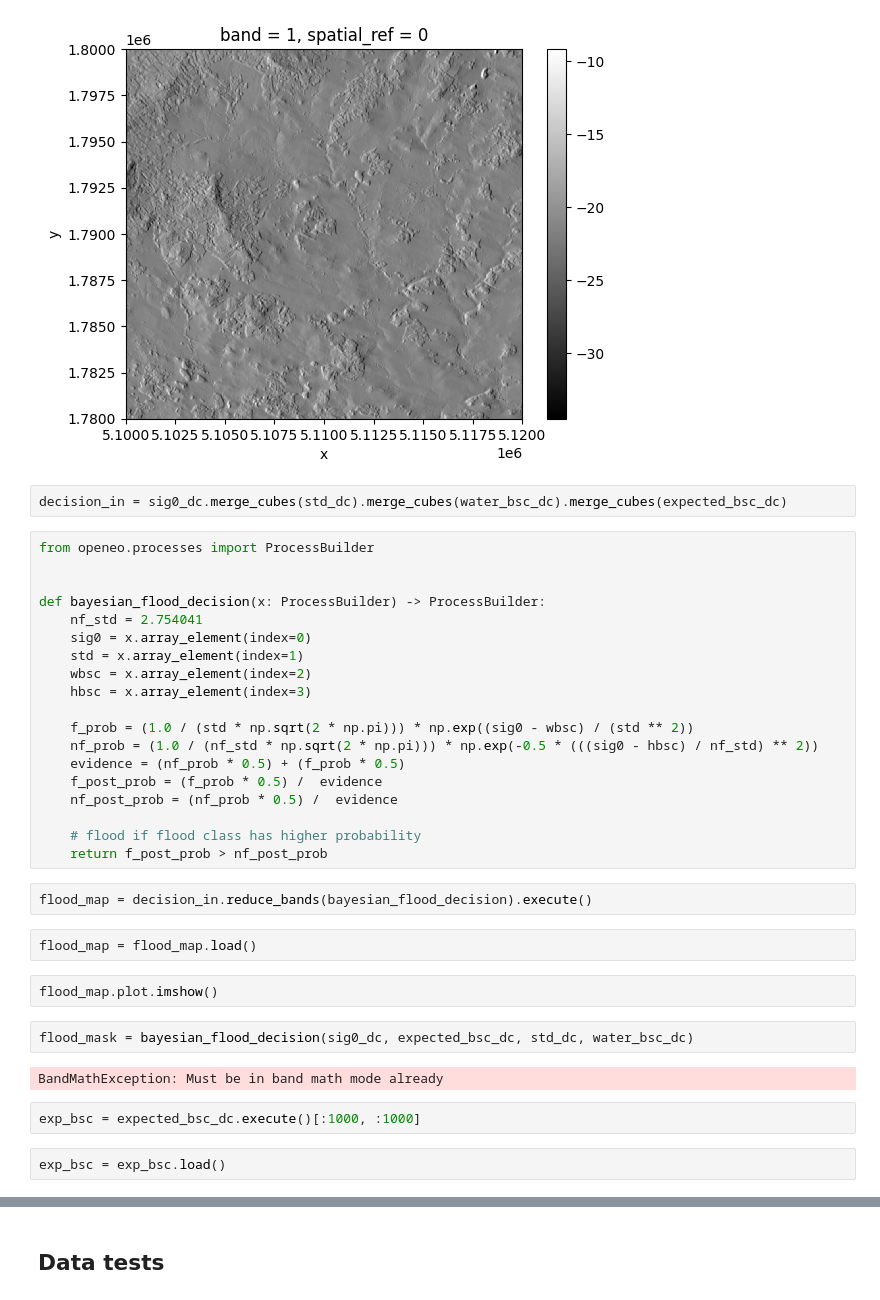
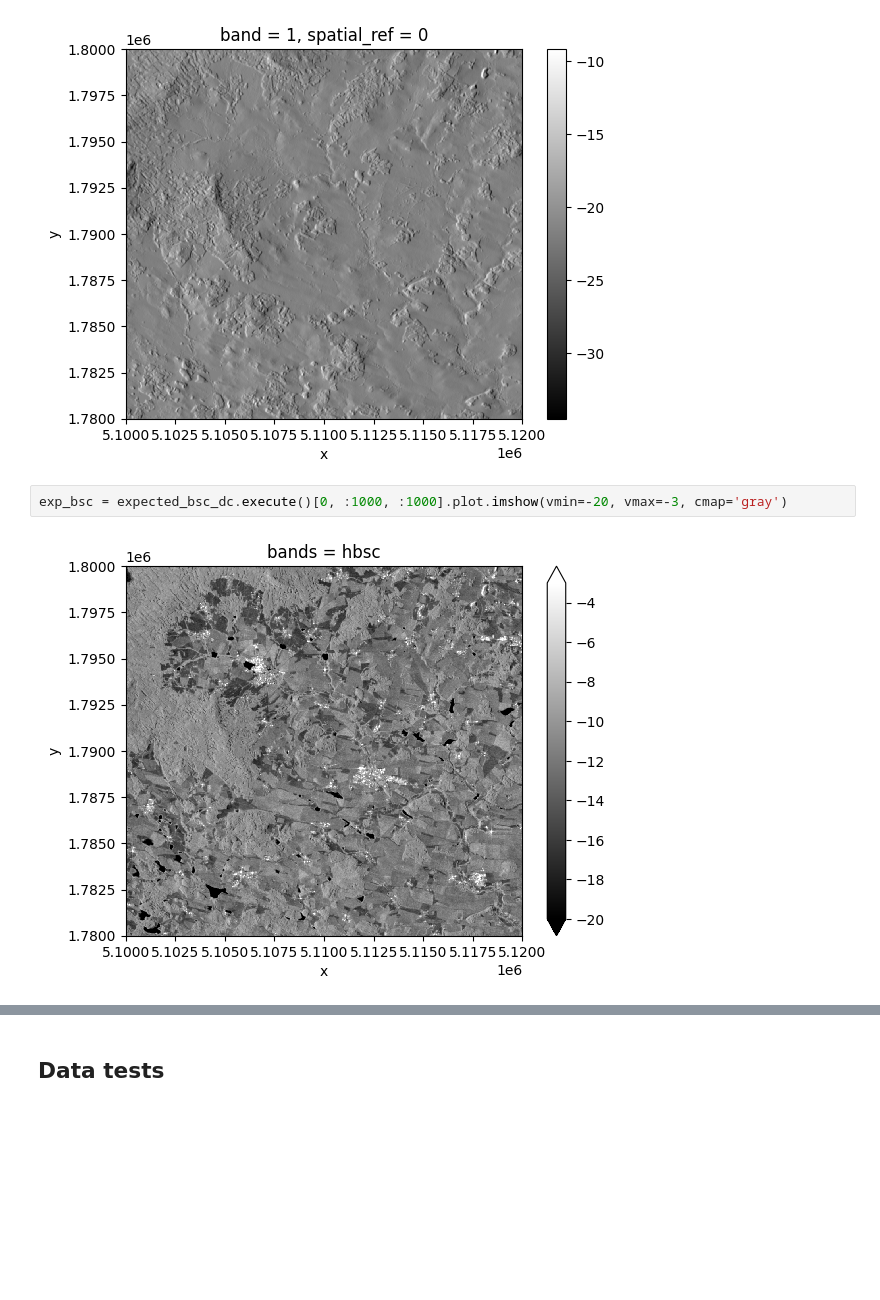
Before and after one commit to interTwin-eu/openeo-flood-mapper-local, a Jupyter notebook: notebooks/1_yeoda_dc.ipynb, the cells around one changed output, grey strips where cells are left out. Cells and saved outputs as stored; diff of their text form; blank space fills up the shorter version.

```diff
--- a/notebooks/1_yeoda_dc.ipynb
+++ b/notebooks/1_yeoda_dc.ipynb
@@ -75,38 +89,7 @@ water_bsc_dc.band(0).execute()[:1000, :1000].plot.imshow(cmap='gray')
 # %% [output]
 <matplotlib.image.AxesImage at 0x...>
 [figure]
-# %%
-decision_in = sig0_dc.merge_cubes(std_dc).merge_cubes(water_bsc_dc).merge_cubes(expected_bsc_dc)
-# %%
-from openeo.processes import ProcessBuilder
-
-
-def bayesian_flood_decision(x: ProcessBuilder) -> ProcessBuilder:
-    nf_std = 2.754041
-    sig0 = x.array_element(index=0)
-    std = x.array_element(index=1)
-    wbsc = x.array_element(index=2)
-    hbsc = x.array_element(index=3)
-
-    f_prob = (1.0 / (std * np.sqrt(2 * np.pi))) * np.exp((sig0 - wbsc) / (std ** 2))
-    nf_prob = (1.0 / (nf_std * np.sqrt(2 * np.pi))) * np.exp(-0.5 * (((sig0 - hbsc) / nf_std) ** 2))
-    evidence = (nf_prob * 0.5) + (f_prob * 0.5)
-    f_post_prob = (f_prob * 0.5) /  evidence
-    nf_post_prob = (nf_prob * 0.5) /  evidence
-
-    # flood if flood class has higher probability
-    return f_post_prob > nf_post_prob
-# %%
-flood_map = decision_in.reduce_bands(bayesian_flood_decision).execute()
-# %%
-flood_map = flood_map.load()
-# %%
-flood_map.plot.imshow()
-# %%
-flood_mask = bayesian_flood_decision(sig0_dc, expected_bsc_dc, std_dc, water_bsc_dc)
-# %% [output]
-BandMathException: Must be in band math mode already
 # %%
-exp_bsc = expected_bsc_dc.execute()[:1000, :1000]
+exp_bsc = expected_bsc_dc.execute()[0, :1000, :1000].plot.imshow(vmin=-20, vmax=-3, cmap='gray')
+# %% [output]
+[figure, added]
-# %%
-exp_bsc = exp_bsc.load()
```
Also changed, not shown: parts of 6 cells of this notebook.
